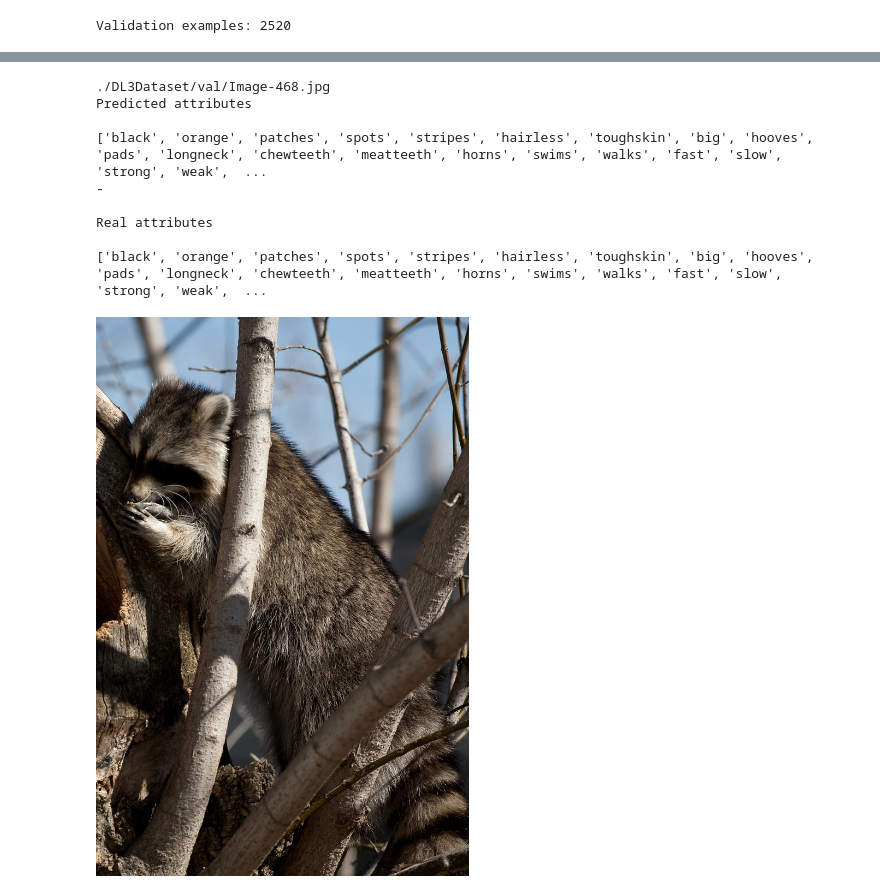
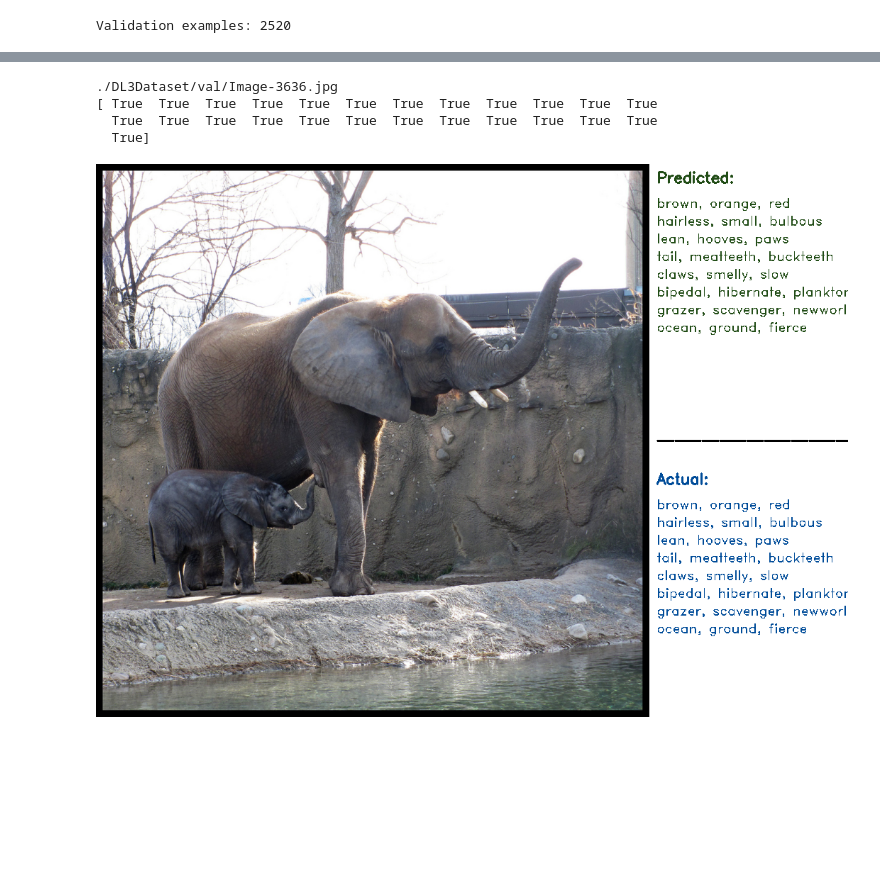
Before and after one commit to moisesvw/dojo, a Jupyter notebook: challenge/attributes-of-animals/bottles.ipynb, the cells around one changed output, grey strips where cells are left out. Drawn from its saved outputs; the diff is of its cells as text; code cells hidden in the pictures; blank space fills up the shorter version.

Commit message:
update predictions with images

```diff
--- a/challenge/attributes-of-animals/bottles.ipynb
+++ b/challenge/attributes-of-animals/bottles.ipynb
@@ -249,28 +297,22 @@ y_val = np.array([train_labels.loc[label] for label in y_val])
 # %%
 i = random.randint(0, x_val.shape[0])
 im_path = val_bottles[i].replace(file_tail, "").replace("/pnasnet", "")
 print(im_path)
 
 pred = model.predict(x_val[i:i+1])
-indexes = np.where(pred[0,:] > 0.5)
+indexes = np.where(pred[0,:] > 0.5)[0]
 
-print("Predicted attributes\n")
-result = get_attributes(indexes, attributes)
-print(result)
-print("-\n")
+predicted = get_attributes(indexes, attributes)
 
-print("Real attributes\n")
-result_ = get_attributes(np.where(y_val[i] > 0), attributes)
-print(result_)
-image.load_img(im_path)
+actual_idx = np.where(y_val[i] > 0)[0]
+actual = get_attributes(actual_idx, attributes)
+print((indexes == actual_idx) )
+# print(actual_idx)
+# print(indexes)
+plot_results(im_path, predicted, actual, height = 780)
 # %% [output]
-./DL3Dataset/val/Image-468.jpg
-Predicted attributes
-
-['black', 'orange', 'patches', 'spots', 'stripes', 'hairless', 'toughskin', 'big', 'hooves', 'pads', 'longneck', 'chewteeth', 'meatteeth', 'horns', 'swims', 'walks', 'fast', 'slow', 'strong', 'weak',  ...
--
-
-Real attributes
-
-['black', 'orange', 'patches', 'spots', 'stripes', 'hairless', 'toughskin', 'big', 'hooves', 'pads', 'longneck', 'chewteeth', 'meatteeth', 'horns', 'swims', 'walks', 'fast', 'slow', 'strong', 'weak',  ...
+./DL3Dataset/val/Image-3636.jpg
+[ True  True  True  True  True  True  True  True  True  True  True  True
+  True  True  True  True  True  True  True  True  True  True  True  True
+  True]
-[figure, old version]
+[figure, new version]
```
Also changed, not shown: parts of 6 cells of this notebook.
